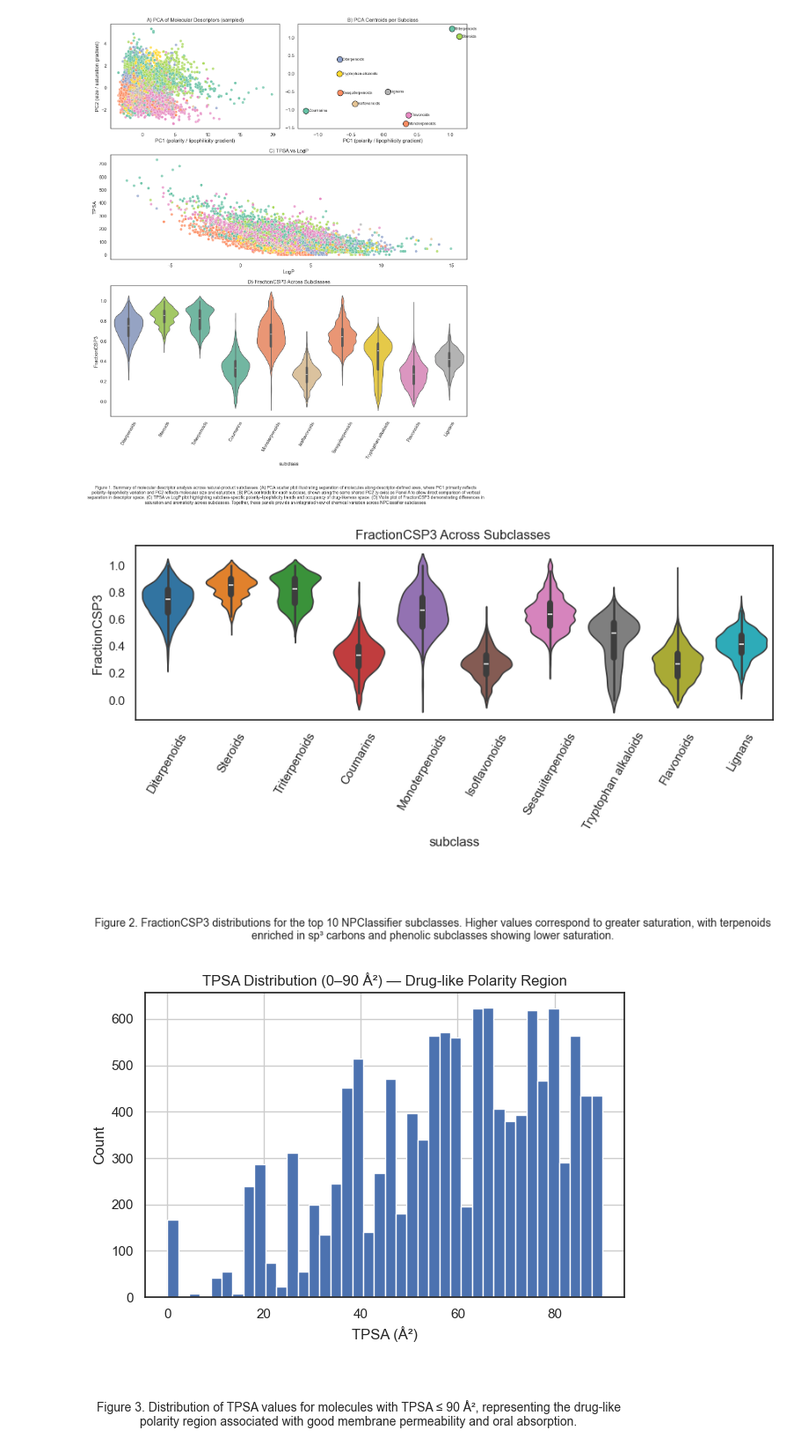
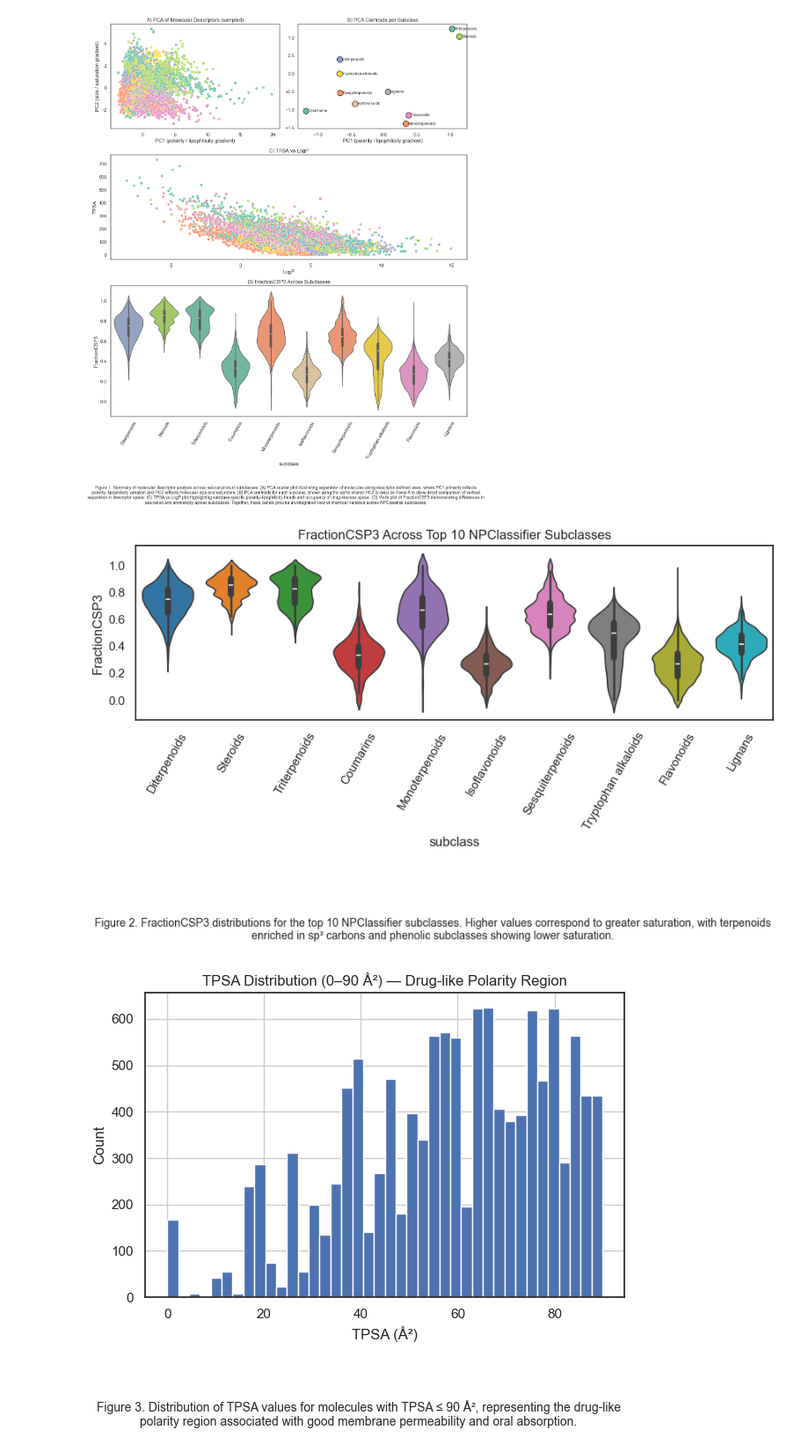
Before and after one commit to Hassan-Haydar/DSA103, a Jupyter notebook: LifeScienceData/project/final_project.ipynb, the cells around one changed output. Shown at 88% size. Cells and saved outputs as stored; diff of their text form; code cells hidden in the pictures.

Commit message:
changes: modified the violin plot to top 10 NPClassifier

```diff
--- a/LifeScienceData/project/final_project.ipynb
+++ b/LifeScienceData/project/final_project.ipynb
@@ -209,44 +209,46 @@ Passing `palette` without assigning `hue` is deprecated and will be removed in v
 
   sns.violinplot(
 [figure]
-# %%
-
-plt.figure(figsize=(9,5))
-
-sns.violinplot(
-    data=df_plot,
-    x="subclass",
-    y="FractionCSP3",
-    hue="subclass",
-    palette="tab10",
-    legend=False
-)
-
-plt.xticks(rotation=60)
-plt.title("FractionCSP3 Across Subclasses ")
-
-plt.tight_layout(rect=[0, 0.12, 1, 1])  # make space for caption
-
-# --- Paper-style caption ---
-caption = (
-    "Figure 2. FractionCSP3 distributions for the top 10 NPClassifier subclasses. Higher "
-    "values correspond to greater saturation, with terpenoids enriched in sp³ carbons and "
-    "phenolic subclasses showing lower saturation."
-)
-
-
-plt.gcf().text(
-    0.5, -0.02,
-    caption,
-    ha="center",
-    va="top",
-    fontsize=10,
-    wrap=True
-)
-
-plt.show()
-# %% [output]
-[figure, removed]
+# %%
+# --- Select top 10 NPClassifier subclasses ---
+top_sub = df_final["subclass"].value_counts().index[:10]
+df_plot = df_final[df_final["subclass"].isin(top_sub)].copy()
+
+plt.figure(figsize=(9,5))
+
+sns.violinplot(
+    data=df_plot,
+    x="subclass",
+    y="FractionCSP3",
+    hue="subclass",
+    palette="tab10",
+    legend=False
+)
+
+plt.xticks(rotation=60)
+plt.title("FractionCSP3 Across Top 10 NPClassifier Subclasses")
+
+plt.tight_layout(rect=[0, 0.12, 1, 1])  # make space for caption
+
+# --- Paper-style caption ---
+caption = (
+    "Figure 2. FractionCSP3 distributions for the top 10 NPClassifier subclasses. Higher "
+    "values correspond to greater saturation, with terpenoids enriched in sp³ carbons and "
+    "phenolic subclasses showing lower saturation."
+)
+
+plt.gcf().text(
+    0.5, -0.02,
+    caption,
+    ha="center",
+    va="top",
+    fontsize=10,
+    wrap=True
+)
+
+plt.show()
+# %% [output]
+[figure, added]
 # %%
 #TPSA = Topological Polar Surface Area a indicator of overall polarity.
 #Most medicinal chemistry papers visualize TPSA in the 0–90 Å² region.
```
